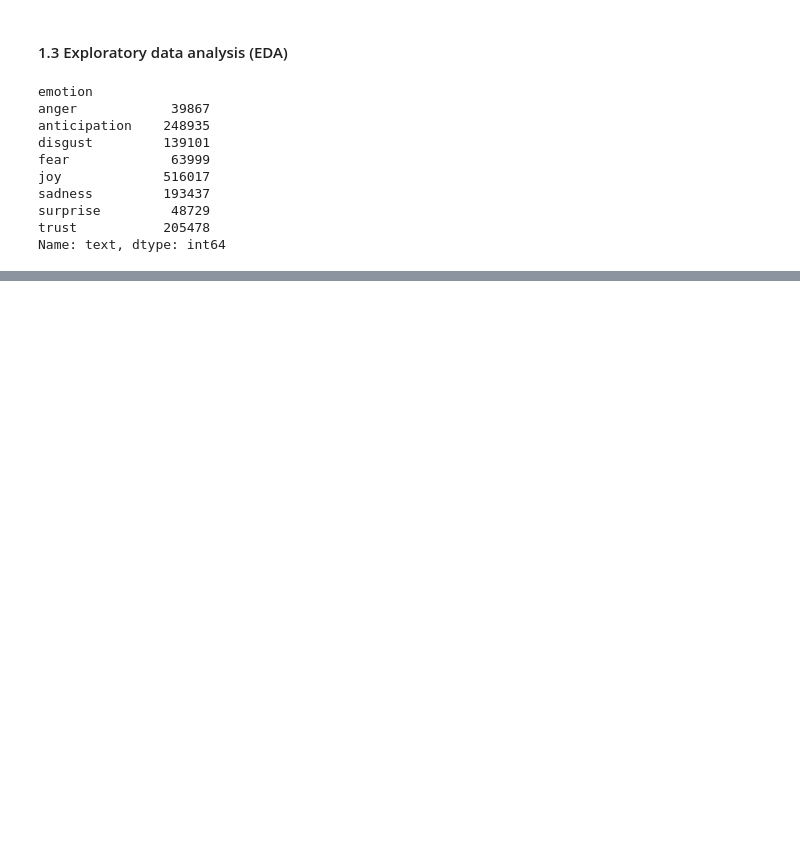
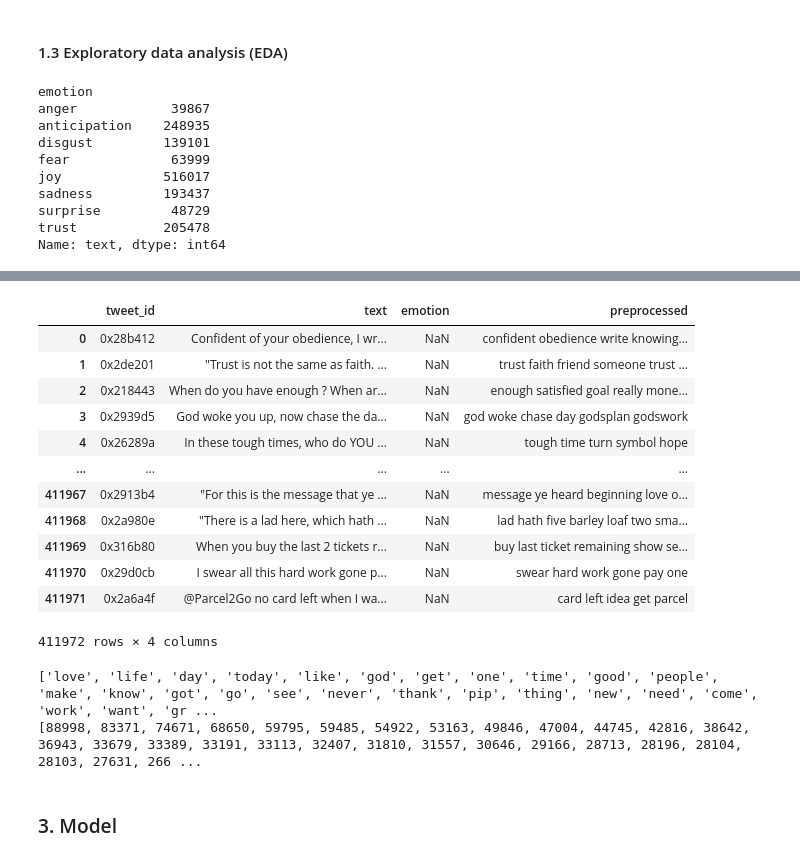
Before and after one commit to Keith-Saudjana/DM2024-Lab2-Homework, a Jupyter notebook: DM2024-Lab2-Homework.ipynb, the cells around one changed output, grey strips where cells are left out. Drawn from its saved outputs; the diff is of its cells as text; code cells hidden in the pictures; blank space fills up the shorter version.

```diff
--- a/DM2024-Lab2-Homework.ipynb
+++ b/DM2024-Lab2-Homework.ipynb
@@ -236,0 +335,12 @@ plt.show()
+# %%
+# preprocessing of a single text
+def process_single_text(text):
+    # convert all words to lower case
+    tokens = word_tokenize(text.lower())
+
+    # remove all stop words and not alphabetical values
+    tokens = [token for token in tokens if token.isalpha() and token not in stopWords]
+
+    # lemmatize other words
+    tokens = [lemmatizer.lemmatize(token) for token in tokens]
+    return ' '.join(tokens)
@@ -236,0 +356,12 @@ plt.show()
+# %%
+# utilize multithreading to optimize preprocessing of list of texts
+def preprocess_text_optimized(texts):
+    if isinstance(texts, str):
+        texts = pd.Series([texts])
+    with concurrent.futures.ThreadPoolExecutor() as executor:
+        processed_texts = list(executor.map(process_single_text, texts))
+
+    return processed_texts
+# %%
+preprocess_train_val_df = train_val_df.copy()
+preprocess_test_df = test_df.copy()
@@ -236,0 +387,19 @@ plt.show()
+# %%
+# create new feature for preprocessed texts
+preprocess_test_df['preprocessed'] = preprocess_text_optimized(preprocess_test_df['text'])
+# %%
+preprocess_test_df
+# %% [output]
+|  | tweet_id | text | emotion | preprocessed |
+| 0 | 0x28b412 | Confident of your obedience, I wr... | NaN | confident obedience write knowing... |
+| 1 | 0x2de201 | "Trust is not the same as faith. ... | NaN | trust faith friend someone trust ... |
+| 2 | 0x218443 | When do you have enough ? When ar... | NaN | enough satisfied goal really mone... |
+| 3 | 0x2939d5 | God woke you up, now chase the da... | NaN | god woke chase day godsplan godswork |
+| 4 | 0x26289a | In these tough times, who do YOU ... | NaN | tough time turn symbol hope |
+| ... | ... | ... | ... | ... |
+| 411967 | 0x2913b4 | "For this is the message that ye ... | NaN | message ye heard beginning love o... |
+| 411968 | 0x2a980e | "There is a lad here, which hath ... | NaN | lad hath five barley loaf two sma... |
+| 411969 | 0x316b80 | When you buy the last 2 tickets r... | NaN | buy last ticket remaining show se... |
+| 411970 | 0x29d0cb | I swear all this hard work gone p... | NaN | swear hard work gone pay one |
+| 411971 | 0x2a6a4f | @Parcel2Go no card left when I wa... | NaN | card left idea get parcel |
+411972 rows × 4 columns
@@ -236,0 +414,7 @@ plt.show()
+# %%
+show_top_100_terms(preprocess_train_val_df['preprocessed'])
+# %% [output]
+['love', 'life', 'day', 'today', 'like', 'god', 'get', 'one', 'time', 'good', 'people', 'make', 'know', 'got', 'go', 'see', 'never', 'thank', 'pip', 'thing', 'new', 'need', 'come', 'work', 'want', 'gr ...
+[88998, 83371, 74671, 68650, 59795, 59485, 54922, 53163, 49846, 47004, 44745, 42816, 38642, 36943, 33679, 33389, 33191, 33113, 32407, 31810, 31557, 30646, 29166, 28713, 28196, 28104, 28103, 27631, 266 ...
+# %% [markdown]
+### 3. Model
```
Also changed, not shown: parts of 68 cells of this notebook, 1 other file.
